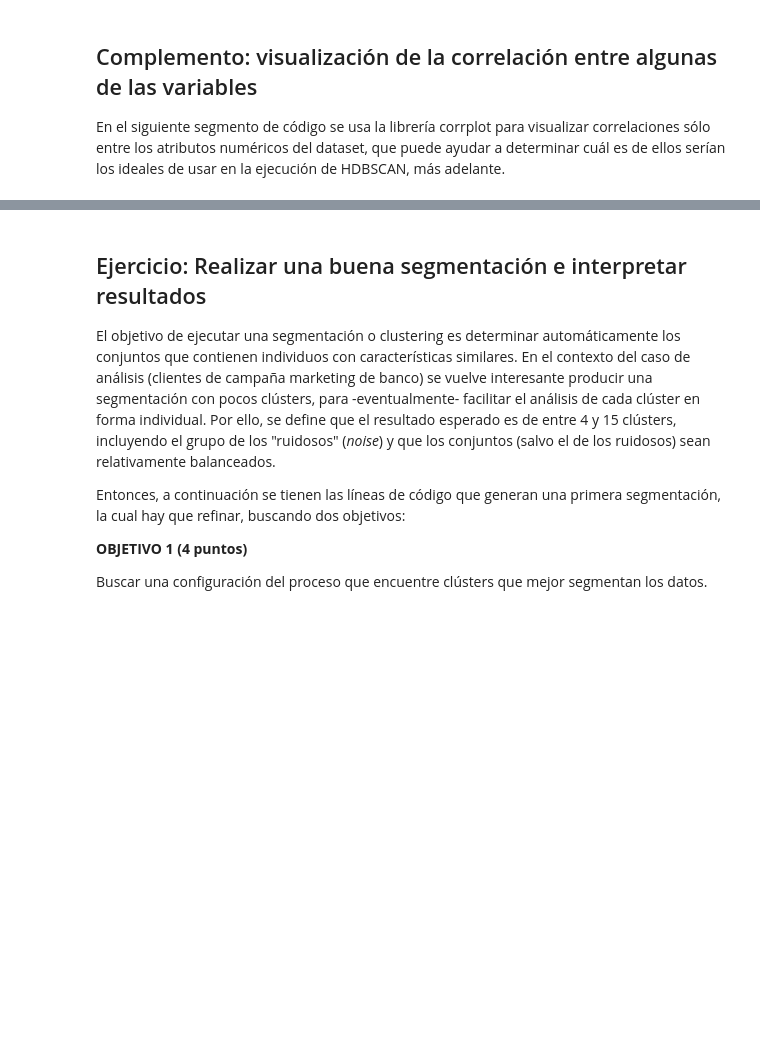
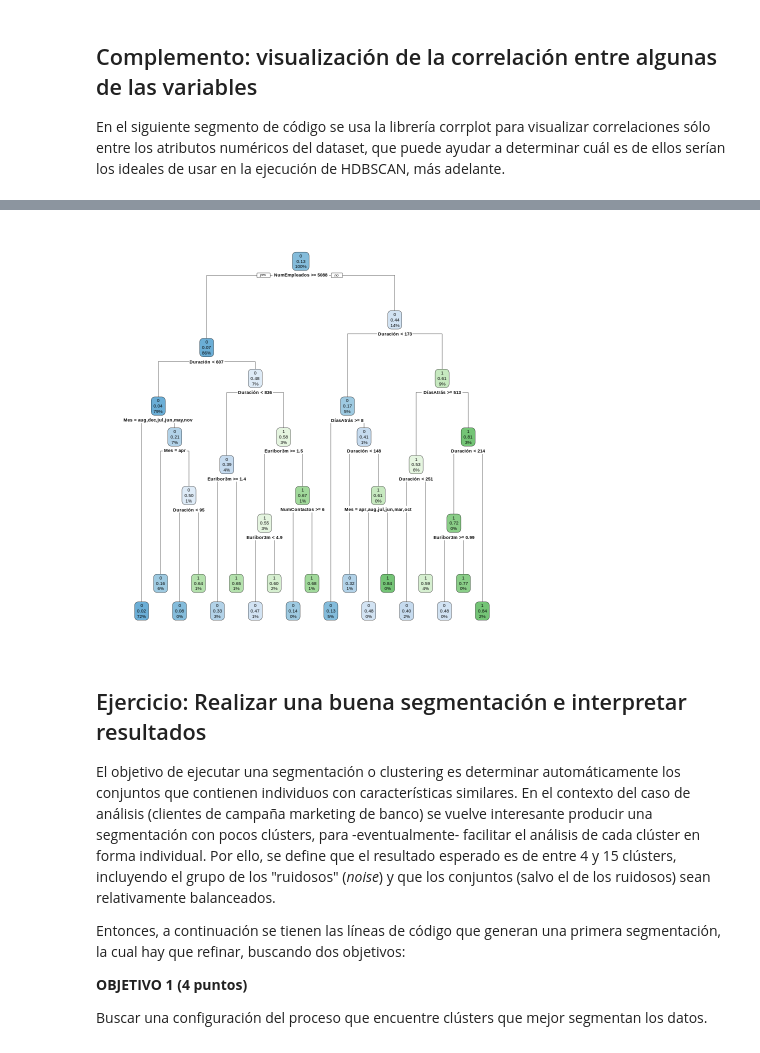
Before and after one commit to brroavendano/test-churn, a Jupyter notebook: Ejercicio_6_Clasificación_No_Supervisada.ipynb, the cells around one changed output, grey strips where cells are left out. Drawn from its saved outputs; the diff is of its cells as text; code cells hidden in the pictures; blank space fills up the shorter version.

```diff
--- a/Ejercicio_6_Clasificación_No_Supervisada.ipynb
+++ b/Ejercicio_6_Clasificación_No_Supervisada.ipynb
@@ -100,3 +146,16 @@ corrplot(cor, method = "pie", type ="upper")
+# %%
+tree.model2 <- rpart(OK ~ . ,
+                 data = marketing.data,
+                 method = "class",
+                 parms = list(split = "gini"),
+                 control = rpart.control(minsplit = 1,
+                                         minbucket = 1,
+                                         maxdepth = 5,
+                                         cp = 0))
+# %%
+rpart.plot(tree.model2)
+# %% [output]
+[figure, added]
 # %% [markdown]
 ## Ejercicio: Realizar una buena segmentación e interpretar resultados
 
```
Also changed, not shown: parts of 10 cells of this notebook.
